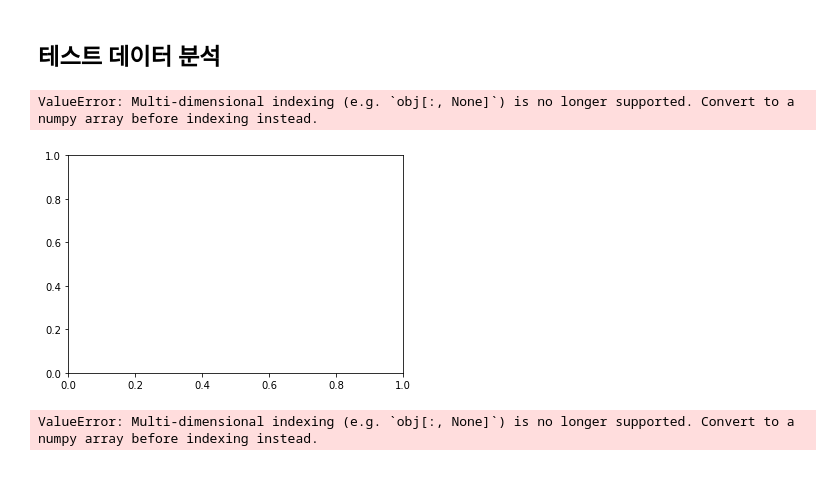
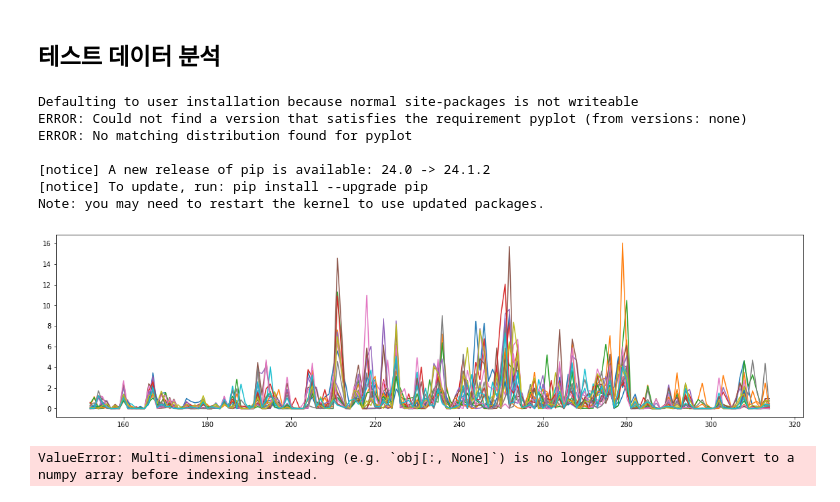
Before and after one commit to Abel3005/TSI, a Jupyter notebook: EDA.ipynb, the cells around one changed output. Cells and saved outputs as stored; diff of their text form; code cells hidden in the pictures.

```diff
--- a/EDA.ipynb
+++ b/EDA.ipynb
@@ -501,13 +501,25 @@ test_df = test_df[test_df['rainfall_test.class_interval'] != 0]
 _A = train_df[train_df['rainfall_train.ef_year'] == 'A']
 _B = train_df[train_df['rainfall_train.ef_year'] == 'B']
 _C = train_df[train_df['rainfall_train.ef_year'] == 'C']
+# %%
+pip install pyplot
+# %% [output]
+Defaulting to user installation because normal site-packages is not writeable
+ERROR: Could not find a version that satisfies the requirement pyplot (from versions: none)
+ERROR: No matching distribution found for pyplot
+
+[notice] A new release of pip is available: 24.0 -> 24.1.2
+[notice] To update, run: pip install --upgrade pip
+Note: you may need to restart the kernel to use updated packages.
 # %%
 import seaborn as sns
+import matplotlib.pyplot as plt
+plt.figure(figsize=(20,5))
 for i in train_df['rainfall_train.stn4contest'].unique():
-    sns.lineplot(train_df[train_df['rainfall_train.stn4contest'] == i]['rainfall_train.vv'], label=i)
+    plt.plot(train_df[train_df['rainfall_train.stn4contest'] == i].groupby(by=['day'])['rainfall_train.vv'].mean(),label=i)
+    # print(train_df[train_df['rainfall_train.stn4contest'] == i]['rainfall_train.vv'].to_numpy())
 # %% [output]
-ValueError: Multi-dimensional indexing (e.g. `obj[:, None]`) is no longer supported. Convert to a numpy array before indexing instead.
-[figure, old version]
+[figure, new version]
 # %%
 import seaborn as sns
 
```
Also changed, not shown: 1 other file.
